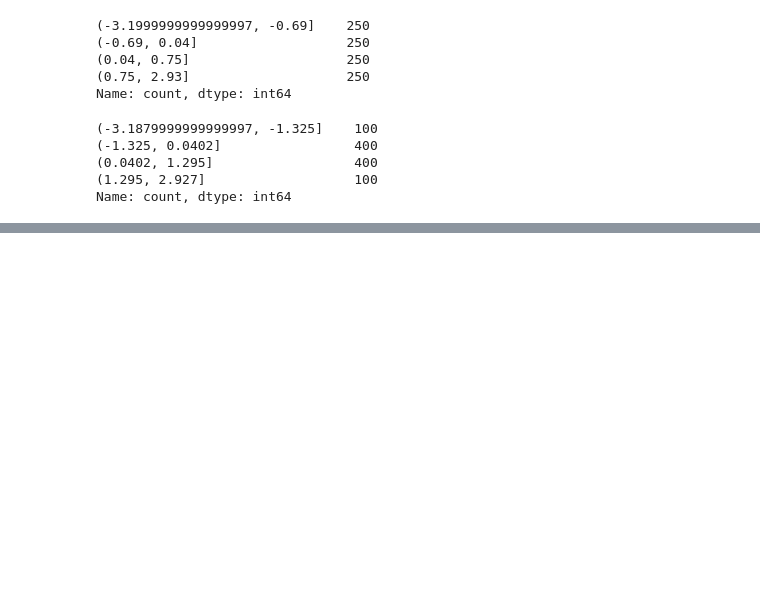
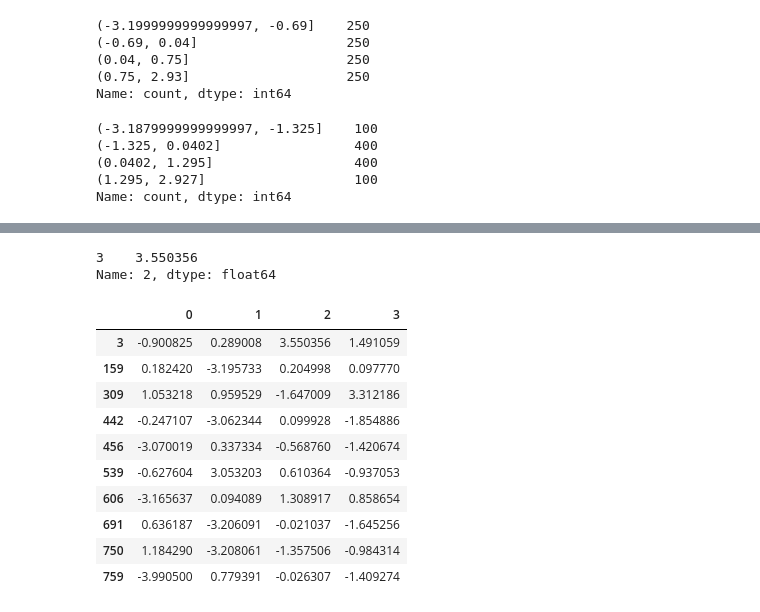
Before and after one commit to LydiaStoneKonstanski/WesCh678, a Jupyter notebook: Chapter7WorkAlong.ipynb, the cells around one changed output, grey strips where cells are left out. Saved outputs shown, nothing was run; the diff lists cells and outputs as text; code cells hidden in the pictures; blank space fills up the shorter version.

```diff
--- a/Chapter7WorkAlong.ipynb
+++ b/Chapter7WorkAlong.ipynb
@@ -535,0 +538,2 @@ Name: count, dtype: int64
+# %%
+data = pd.DataFrame(np.random.standard_normal((1000, 4)))
@@ -535,0 +554,19 @@ Name: count, dtype: int64
+# %%
+col[col.abs()>3]
+# %% [output]
+3    3.550356
+Name: 2, dtype: float64
+# %%
+data[(data.abs() > 3).any(axis="columns")]
+# %% [output]
+|  | 0 | 1 | 2 | 3 |
+| 3 | -0.900825 | 0.289008 | 3.550356 | 1.491059 |
+| 159 | 0.182420 | -3.195733 | 0.204998 | 0.097770 |
+| 309 | 1.053218 | 0.959529 | -1.647009 | 3.312186 |
+| 442 | -0.247107 | -3.062344 | 0.099928 | -1.854886 |
+| 456 | -3.070019 | 0.337334 | -0.568760 | -1.420674 |
+| 539 | -0.627604 | 3.053203 | 0.610364 | -0.937053 |
+| 606 | -3.165637 | 0.094089 | 1.308917 | 0.858654 |
+| 691 | 0.636187 | -3.206091 | -0.021037 | -1.645256 |
+| 750 | 1.184290 | -3.208061 | -1.357506 | -0.984314 |
+| 759 | -3.990500 | 0.779391 | -0.026307 | -1.409274 |
```
Also changed, not shown: parts of 33 cells of this notebook, 1 other file.
